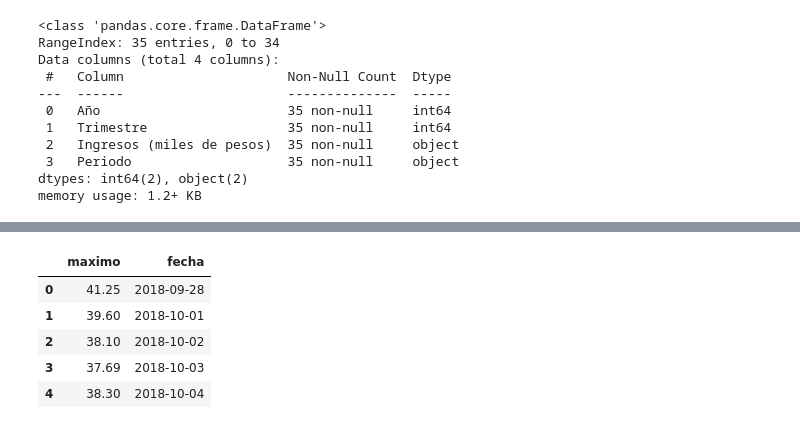
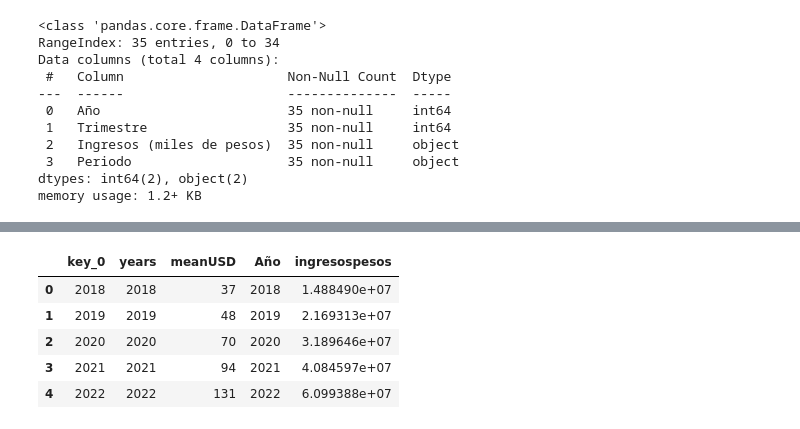
Before and after one commit to lilJuan4168/PI-DataAnalytics, a Jupyter notebook: EDA.ipynb, the cells around one changed output, grey strips where cells are left out. Saved outputs shown, nothing was run; the diff lists cells and outputs as text; code cells hidden in the pictures.

```diff
--- a/EDA.ipynb
+++ b/EDA.ipynb
@@ -283,0 +301,5 @@ usdcot['fecha'] = pd.to_datetime(usdcot['fecha'])
+# %%
+tab = rev['Ingresos (miles de pesos)'].groupby(rev['Año']).mean()
+# %%
+dftab = pd.DataFrame(columns=['Año', 'ingresospesos'])
+dftab
@@ -283,0 +308,4 @@ usdcot['fecha'] = pd.to_datetime(usdcot['fecha'])
+# %%
+dftab['Año'] = tab.index
+dftab['ingresospesos'] = tab.values
+dftab
@@ -284,9 +323,11 @@ usdcot['fecha'] = pd.to_datetime(usdcot['fecha'])
+# %%
+newtab = usdcot.merge(dftab, left_on=usdcot['years'], right_on=dftab['Año'])
 # %%
-usdcot.head()
+newtab.head()
 # %% [output]
-|  | maximo | fecha |
-| 0 | 41.25 | 2018-09-28 |
-| 1 | 39.60 | 2018-10-01 |
-| 2 | 38.10 | 2018-10-02 |
-| 3 | 37.69 | 2018-10-03 |
-| 4 | 38.30 | 2018-10-04 |
+|  | key_0 | years | meanUSD | Año | ingresospesos |
+| 0 | 2018 | 2018 | 37 | 2018 | 1.488490e+07 |
+| 1 | 2019 | 2019 | 48 | 2019 | 2.169313e+07 |
+| 2 | 2020 | 2020 | 70 | 2020 | 3.189646e+07 |
+| 3 | 2021 | 2021 | 94 | 2021 | 4.084597e+07 |
+| 4 | 2022 | 2022 | 131 | 2022 | 6.099388e+07 |
```
Also changed, not shown: parts of 28 cells of this notebook.
